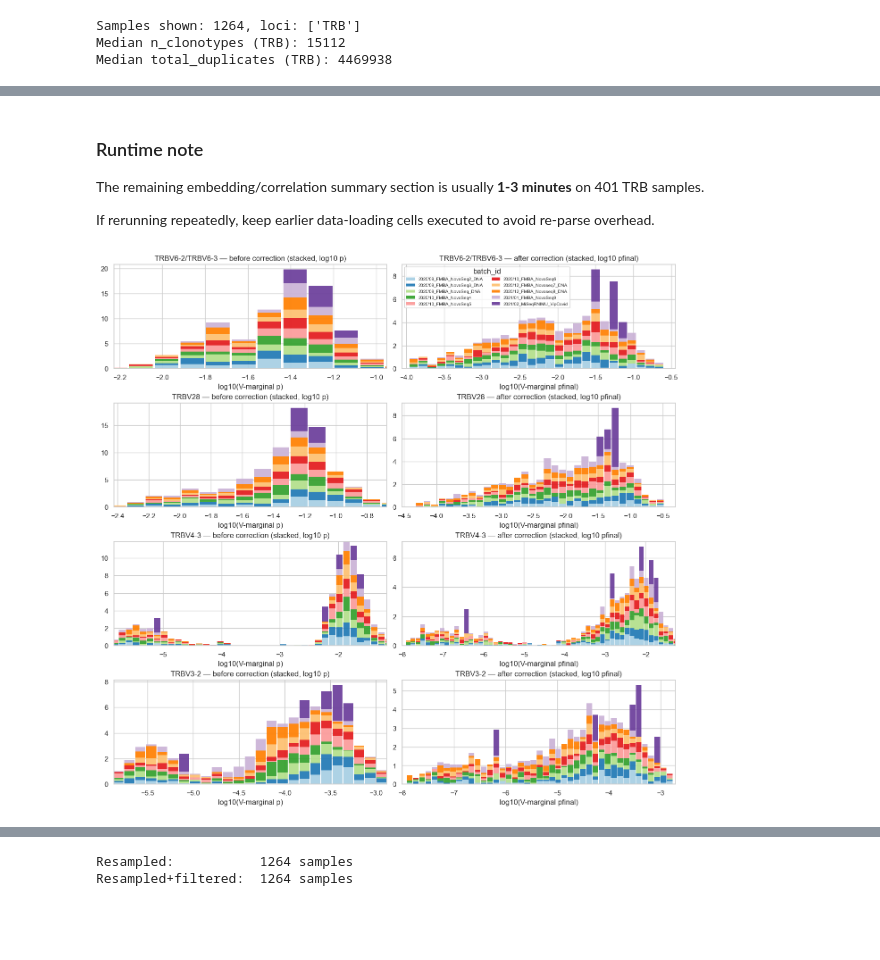
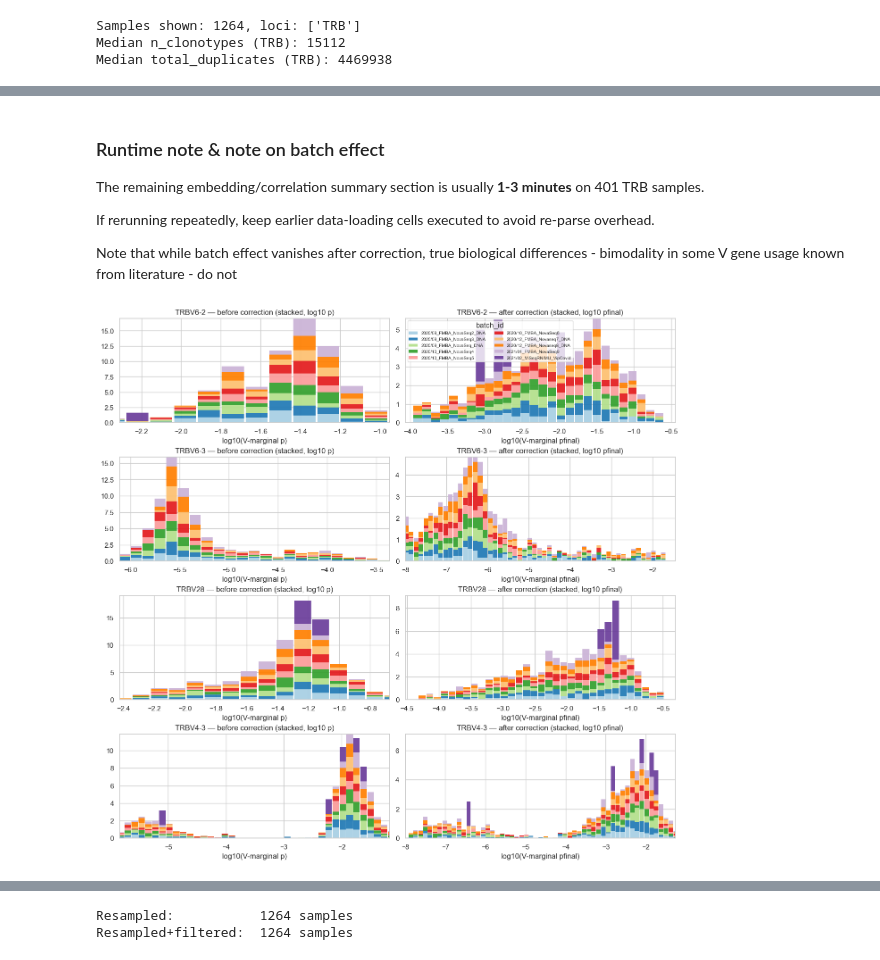
Before and after one commit to antigenomics/mirpy, a Jupyter notebook: notebooks/gene_usage_correction.ipynb, the cells around one changed output, grey strips where cells are left out. Saved outputs shown, nothing was run; the diff lists cells and outputs as text; code cells hidden in the pictures; blank space fills up the shorter version.

```diff
--- a/notebooks/gene_usage_correction.ipynb
+++ b/notebooks/gene_usage_correction.ipynb
@@ -420,13 +423,11 @@ def _batch_separability_metrics(embedding_df: pd.DataFrame, xy_cols=('PC1', 'PC2
     return {'silhouette_batch': sil, 'kmeans_ari': ari, 'kmeans_nmi': nmi}
 
 
-# Canonical label normalization for V gene names used across all cells.
-HIGHLIGHT_GENES = ['TRBV6-2/TRBV6-3', 'TRBV28', 'TRBV4-3', 'TRBV3-2']
-_MERGE_GENES = {'TRBV6-2', 'TRBV6-3'}
+HIGHLIGHT_GENES = ['TRBV6-2', 'TRBV6-3', 'TRBV28', 'TRBV4-3']
 
-def _norm_v_label(gene_str: str) -> str:
-    base = str(gene_str).upper().split('*')[0]
-    return 'TRBV6-2/TRBV6-3' if base in _MERGE_GENES else base
+
+def _base_gene_name(gene_str: str) -> str:
+    return str(gene_str).upper().split('*')[0]
 # %%
 # --- Batch-corrected VJ usage for TRB ---
 corr_vj = compute_batch_corrected_gene_usage(
@@ -486,18 +487,15 @@ if umap_before is not None:
     axes[1].legend(title='batch', bbox_to_anchor=(1.02, 1), loc='upper left', fontsize=7)
     plt.show()
 
-# --- Highlighted V usage: marginalize VJ over J and color embeddings by log10(V usage) ---
-vj_trb = corr_vj[corr_vj['locus'] == 'TRB'].copy()
-vj_trb['v_gene'] = vj_trb['gene'].map(lambda g: str(g[0]) if isinstance(g, tuple) and len(g) > 0 else str(g))
-vj_trb['v_gene_plot'] = vj_trb['v_gene'].map(_norm_v_label)
-
-v_marginal = (
-    vj_trb.groupby(['sample_id', 'v_gene_plot'], as_index=False)
-    .agg({'p': 'sum', 'pfinal': 'sum'})
+# --- Highlighted V usage: marginalize VJ over J via module helper and color embeddings by log10(V usage) ---
+v_marginal = marginalize_batch_corrected_gene_usage(
+    corr_vj[corr_vj['locus'] == 'TRB'].copy(),
+    scope='v',
 )
+v_marginal['gene_plot'] = v_marginal['gene'].map(_base_gene_name)
 
 gene_wide = v_marginal.pivot_table(
-    index='sample_id', columns='v_gene_plot', values='pfinal', aggfunc='mean', fill_value=0.0
+    index='sample_id', columns='gene_plot', values='pfinal', aggfunc='mean', fill_value=0.0
 )
 
 available_highlights = [g for g in HIGHLIGHT_GENES if g in gene_wide.columns]
@@ -546,15 +544,18 @@ Batch separability — after : {'silhouette_batch': -0.19858578288022075, 'kmean
 # %% [markdown]
-### Runtime note
+### Runtime note & note on batch effect
 
 The remaining embedding/correlation summary section is usually **1-3 minutes** on 401 TRB samples.
 
 If rerunning repeatedly, keep earlier data-loading cells executed to avoid re-parse overhead.
+
+Note that while batch effect vanishes after correction, true biological differences - bimodality in some V gene usage known from literature - do not
 # %%
 # Stacked barplots for highlighted TRB V-genes: before vs after correction on log10 scale.
-# Uses V-marginal usage from VJ table (sum over J) to avoid ultra-small artifacts.
+# Uses module-level V-marginal usage derived from VJ table (sum over J).
 
 corr_v_plot = v_marginal.copy()
-corr_v_plot = corr_v_plot.rename(columns={'v_gene_plot': 'gene_plot'})
+if 'gene_plot' not in corr_v_plot.columns:
+    corr_v_plot['gene_plot'] = corr_v_plot['gene'].map(_base_gene_name)
 
 if 'batch_id' not in corr_v_plot.columns:
     corr_v_plot = corr_v_plot.merge(meta_df[['sample_id', 'batch_id']], on='sample_id', how='left')
@@ -580,34 +581,34 @@ for i, g in enumerate(plot_genes):
 
     bins = _uniform_bins([d['log10_p'], d['log10_pfinal']], width=HIST_BIN_WIDTH)
     centers = (bins[:-1] + bins[1:]) / 2
     width = (bins[1] - bins[0]) * 0.92
 
     stacked_before = np.zeros(len(centers))
     for b in batch_levels:
         vals = d.loc[d['batch_id'] == b, 'log10_p'].dropna().values
         hist, _ = np.histogram(vals, bins=bins, density=True)
         axes[i, 0].bar(centers, hist, bottom=stacked_before, width=width, color=batch_palette[b], alpha=0.92, edgecolor='none', label=b if i == 0 else None)
         stacked_before += hist
     axes[i, 0].set_title(f'{g} — before correction (stacked, log10 p)')
     axes[i, 0].set_xlabel('log10(V-marginal p)')
     axes[i, 0].set_xlim(float(np.quantile(d['log10_p'], 0.01)), float(np.quantile(d['log10_p'], 0.99)))
 
     stacked_after = np.zeros(len(centers))
     for b in batch_levels:
         vals = d.loc[d['batch_id'] == b, 'log10_pfinal'].dropna().values
         hist, _ = np.histogram(vals, bins=bins, density=True)
         axes[i, 1].bar(centers, hist, bottom=stacked_after, width=width, color=batch_palette[b], alpha=0.92, edgecolor='none', label=b if i == 0 else None)
         stacked_after += hist
     axes[i, 1].set_title(f'{g} — after correction (stacked, log10 pfinal)')
     axes[i, 1].set_xlabel('log10(V-marginal pfinal)')
     axes[i, 1].set_xlim(float(np.quantile(d['log10_pfinal'], 0.01)), float(np.quantile(d['log10_pfinal'], 0.99)))
 
 if n_g > 0:
     axes[0, 1].legend(title='batch_id', fontsize=7, ncol=2, frameon=True)
 
 plt.show()
 # %% [output]
-[figure, old version]
+[figure, new version]
 # %%
 # Clustermap: highlighted V-gene usage before and after correction (TRB only),
 # fill = log10(V-marginal usage), normalized by z-scoring across columns.
```
Also changed, not shown: parts of 4 cells of this notebook, 3 other files.
